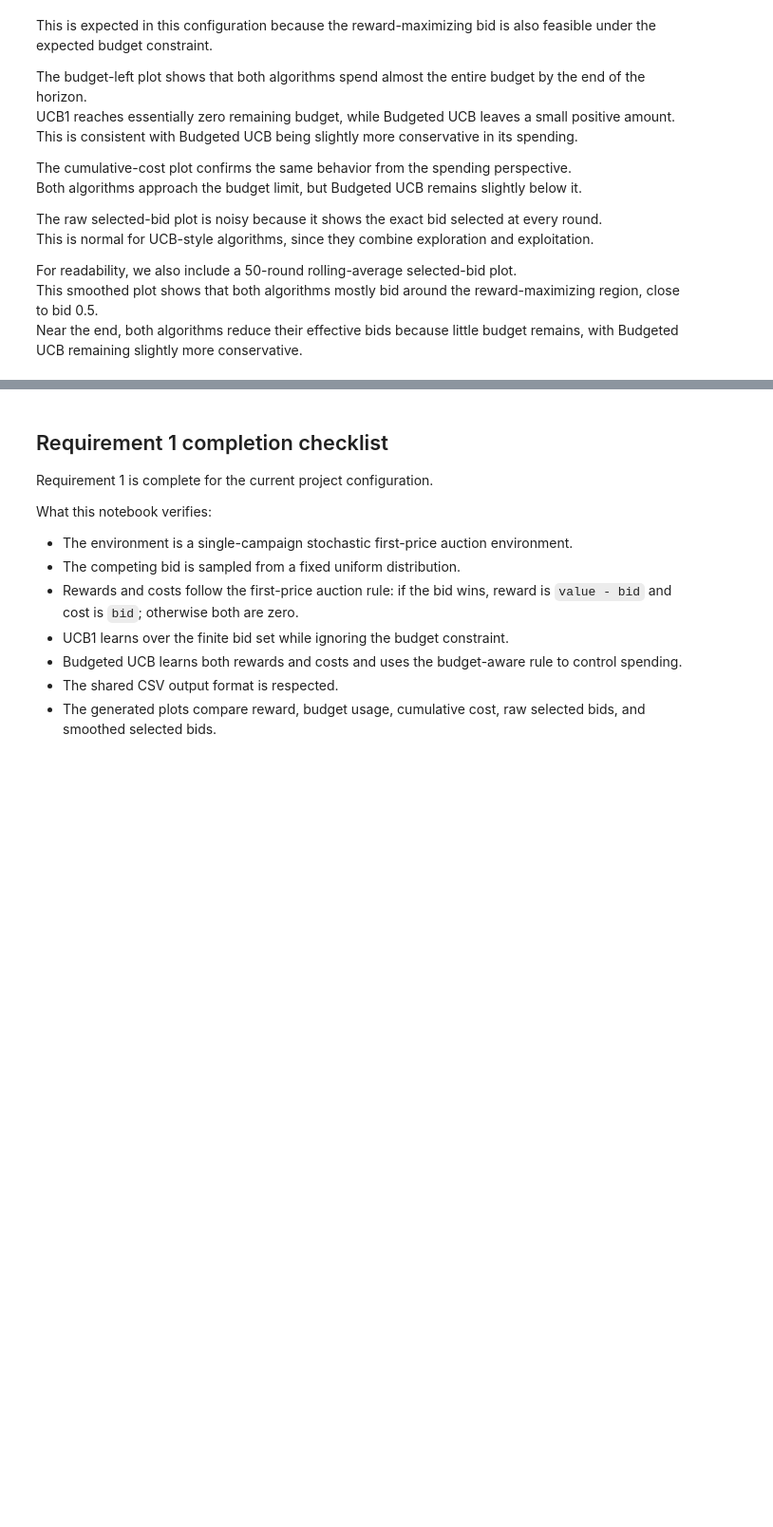
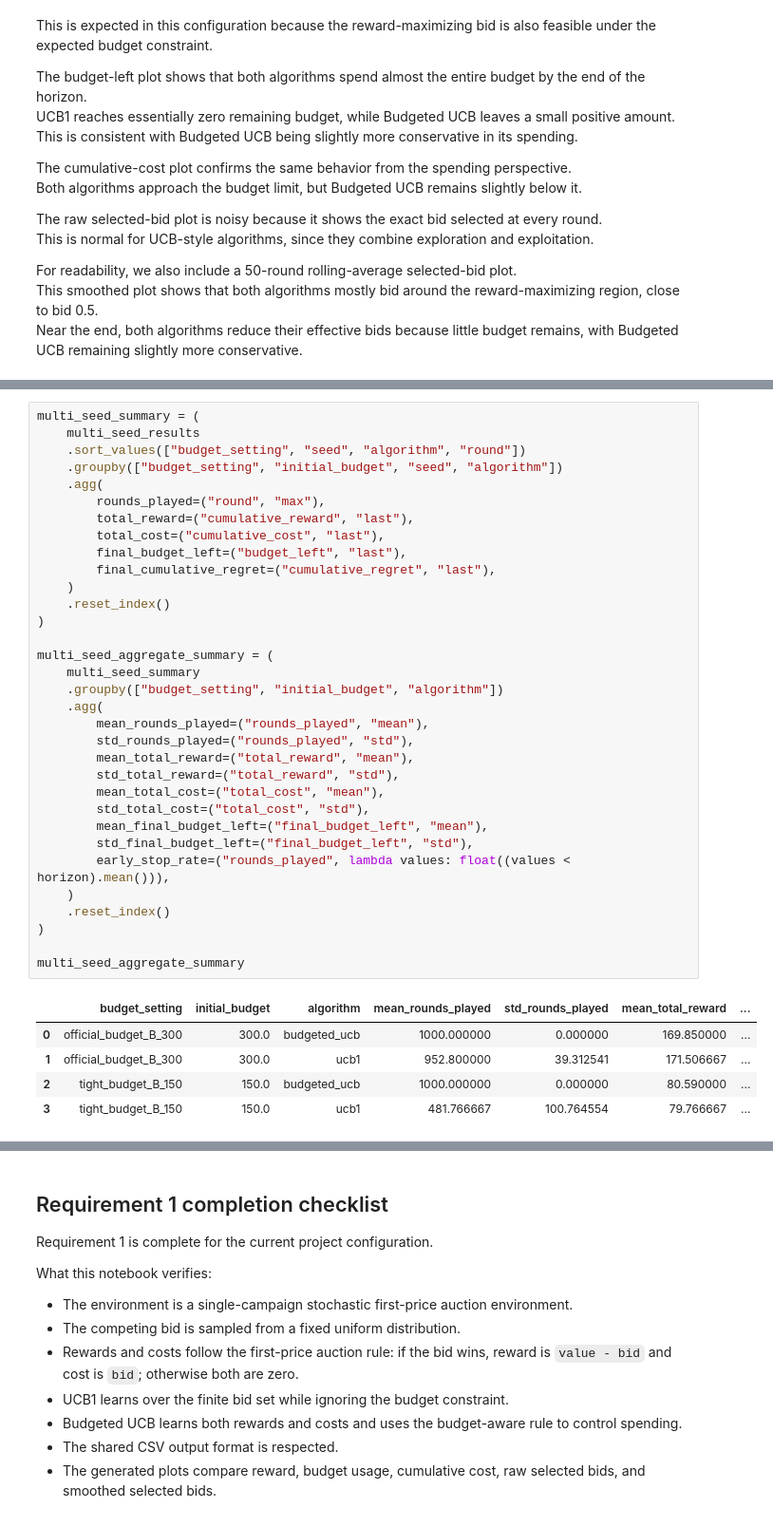
Before and after one commit to FoadZahediLabaf/OnlineAdvertisingBiddingStrategy, a Jupyter notebook: notebooks/req1_single_campaign.ipynb, the cells around one changed output, grey strips where cells are left out. Shown at 95% size. Drawn from its saved outputs; the diff is of its cells as text; blank space fills up the shorter version.

```diff
--- a/notebooks/req1_single_campaign.ipynb
+++ b/notebooks/req1_single_campaign.ipynb
@@ -835,0 +940,39 @@ Near the end, both algorithms reduce their effective bids because little budget
+# %%
+multi_seed_summary = (
+    multi_seed_results
+    .sort_values(["budget_setting", "seed", "algorithm", "round"])
+    .groupby(["budget_setting", "initial_budget", "seed", "algorithm"])
+    .agg(
+        rounds_played=("round", "max"),
+        total_reward=("cumulative_reward", "last"),
+        total_cost=("cumulative_cost", "last"),
+        final_budget_left=("budget_left", "last"),
+        final_cumulative_regret=("cumulative_regret", "last"),
+    )
+    .reset_index()
+)
+
+multi_seed_aggregate_summary = (
+    multi_seed_summary
+    .groupby(["budget_setting", "initial_budget", "algorithm"])
+    .agg(
+        mean_rounds_played=("rounds_played", "mean"),
+        std_rounds_played=("rounds_played", "std"),
+        mean_total_reward=("total_reward", "mean"),
+        std_total_reward=("total_reward", "std"),
+        mean_total_cost=("total_cost", "mean"),
+        std_total_cost=("total_cost", "std"),
+        mean_final_budget_left=("final_budget_left", "mean"),
+        std_final_budget_left=("final_budget_left", "std"),
+        early_stop_rate=("rounds_played", lambda values: float((values < horizon).mean())),
+    )
+    .reset_index()
+)
+
+multi_seed_aggregate_summary
+# %% [output]
+|  | budget_setting | initial_budget | algorithm | mean_rounds_played | std_rounds_played | mean_total_reward | ... |
+| 0 | official_budget_B_300 | 300.0 | budgeted_ucb | 1000.000000 | 0.000000 | 169.850000 | ... |
+| 1 | official_budget_B_300 | 300.0 | ucb1 | 952.800000 | 39.312541 | 171.506667 | ... |
+| 2 | tight_budget_B_150 | 150.0 | budgeted_ucb | 1000.000000 | 0.000000 | 80.590000 | ... |
+| 3 | tight_budget_B_150 | 150.0 | ucb1 | 481.766667 | 100.764554 | 79.766667 | ... |
```
Also changed, not shown: parts of 5 cells of this notebook, 4 other files.
